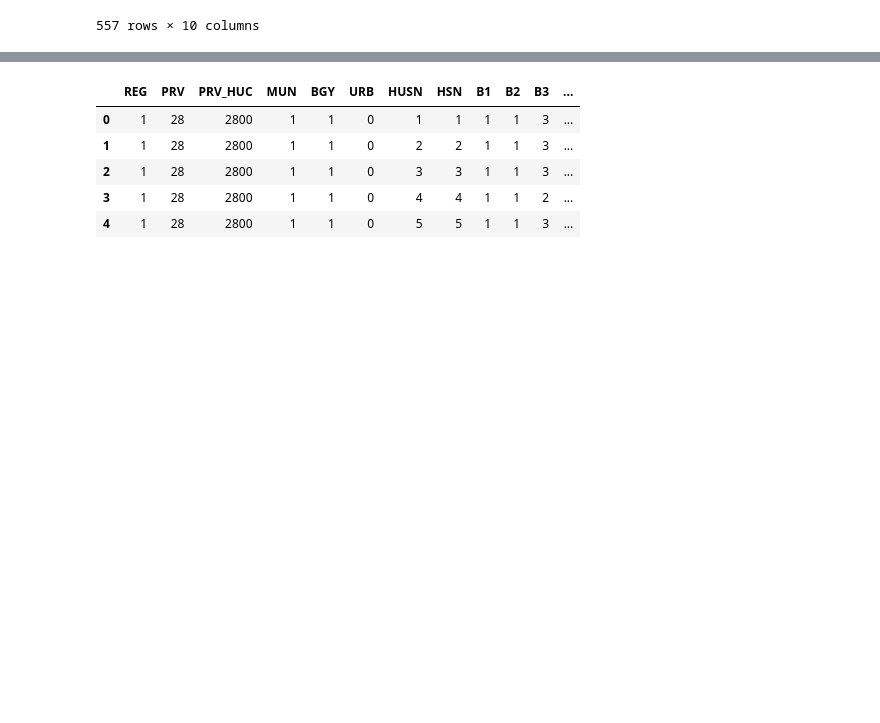
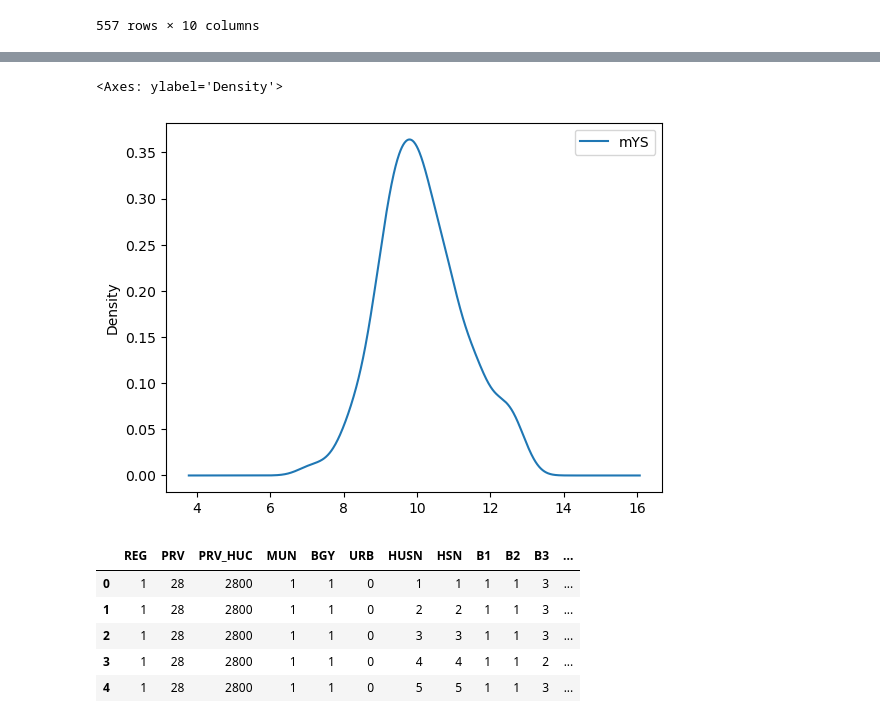
Before and after one commit to jeromemaiquez/psa_cph, a Jupyter notebook: notebooks/test.ipynb, the cells around one changed output, grey strips where cells are left out. Saved outputs shown, nothing was run; the diff lists cells and outputs as text; code cells hidden in the pictures; blank space fills up the shorter version.

```diff
--- a/notebooks/test.ipynb
+++ b/notebooks/test.ipynb
@@ -190,3 +191,12 @@ df_popv_brgy.plot(
+# %%
+df_popv_brgy.plot(
+    kind="density",
+    x="BGY_PSGC",
+    y="mYS",
+)
+# %% [output]
+<Axes: ylabel='Density'>
+[figure, added]
 # %%
 fp_test_hh = TEST_DIR / "POPCEN PUF 2015 Ilocos Norte Housing.csv"
 
```
Also changed, not shown: parts of 1 cell of this notebook.
